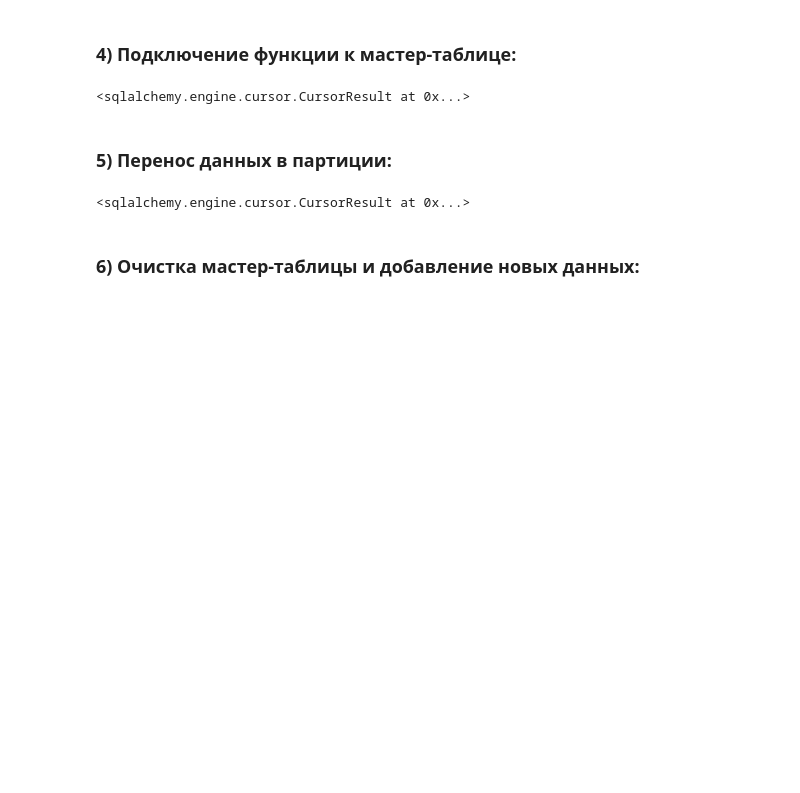
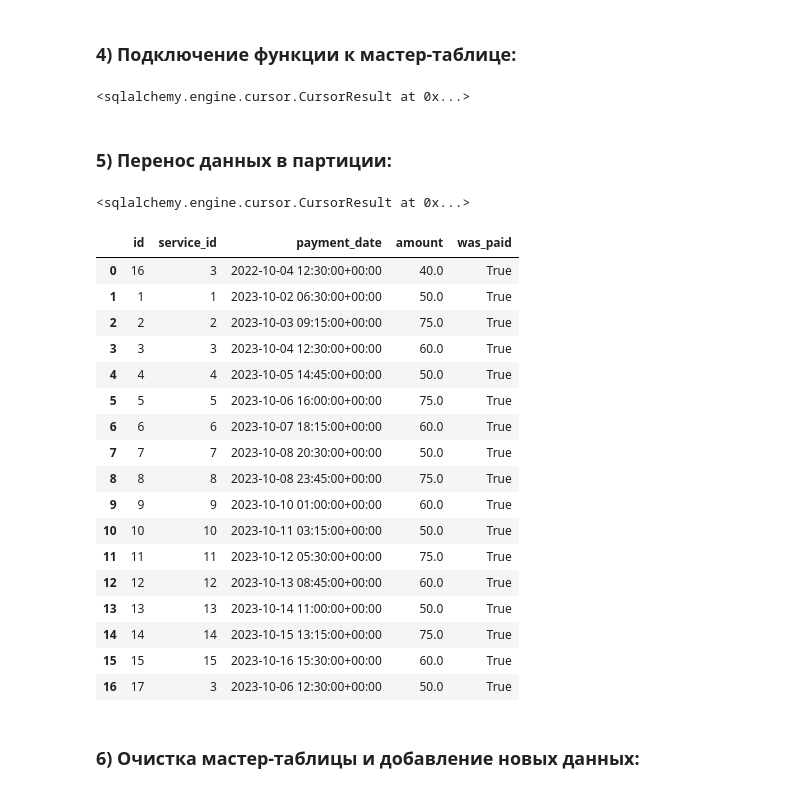
Before and after one commit to vaskers5/queue_bot, a Jupyter notebook: lab2-3.ipynb, the cells around one changed output. Drawn from its saved outputs; the diff is of its cells as text; code cells hidden in the pictures; blank space fills up the shorter version.

```diff
--- a/lab2-3.ipynb
+++ b/lab2-3.ipynb
@@ -895,24 +891,55 @@ execute(q)
 <sqlalchemy.engine.cursor.CursorResult at 0x...>
 # %% [markdown]
 ### 5) Перенос данных в партиции:
-# %%
-q = """
--- Перенос данных в партиции
-INSERT INTO profi.payment_2022
-SELECT * FROM profi.payment WHERE payment_date >= DATE '2022-01-01' AND payment_date < DATE '2023-01-01';
-
-INSERT INTO profi.payment_2023
-SELECT * FROM profi.payment WHERE payment_date >= DATE '2023-01-01' AND payment_date < DATE '2024-01-01';
-
-INSERT INTO profi.payment_2024
-SELECT * FROM profi.payment WHERE payment_date >= DATE '2024-01-01' AND payment_date < DATE '2025-01-01';
-
--- Удаление перенесенных данных из основной таблицы
-DELETE FROM profi.payment WHERE payment_date >= DATE '2022-01-01' AND payment_date < DATE '2025-01-01';
-
-"""
-execute(q)
-# %% [output]
-<sqlalchemy.engine.cursor.CursorResult at 0x...>
+# %%
+q = """
+-- Перенос данных в партиции
+WITH x AS (
+    DELETE FROM ONLY profi.payment
+        WHERE payment_date >= '2022-01-01'::DATE and payment_date < '2023-01-01'::DATE RETURNING *)
+INSERT INTO profi.payment_2022
+    SELECT * FROM x;
+
+WITH x AS (
+    DELETE FROM ONLY profi.payment
+        WHERE payment_date >= '2023-01-01'::DATE and payment_date < '2024-01-01'::DATE RETURNING *)
+INSERT INTO profi.payment_2023
+    SELECT * FROM x;
+
+WITH x AS (
+    DELETE FROM ONLY profi.payment
+        WHERE payment_date >= '2024-01-01'::DATE and payment_date < '2025-01-01'::DATE RETURNING *)
+INSERT INTO profi.payment_2024
+    SELECT * FROM x;
+"""
+
+execute(q)
+# %% [output]
+<sqlalchemy.engine.cursor.CursorResult at 0x...>
+# %%
+# Assuming you want to query the newly created table
+with engine.connect() as con:
+    q = "SELECT * FROM profi.payment"
+    res = pd.read_sql_query(q, con)
+res
+# %% [output]
+|  | id | service_id | payment_date | amount | was_paid |
+| 0 | 16 | 3 | 2022-10-04 12:30:00+00:00 | 40.0 | True |
+| 1 | 1 | 1 | 2023-10-02 06:30:00+00:00 | 50.0 | True |
+| 2 | 2 | 2 | 2023-10-03 09:15:00+00:00 | 75.0 | True |
+| 3 | 3 | 3 | 2023-10-04 12:30:00+00:00 | 60.0 | True |
+| 4 | 4 | 4 | 2023-10-05 14:45:00+00:00 | 50.0 | True |
+| 5 | 5 | 5 | 2023-10-06 16:00:00+00:00 | 75.0 | True |
+| 6 | 6 | 6 | 2023-10-07 18:15:00+00:00 | 60.0 | True |
+| 7 | 7 | 7 | 2023-10-08 20:30:00+00:00 | 50.0 | True |
+| 8 | 8 | 8 | 2023-10-08 23:45:00+00:00 | 75.0 | True |
+| 9 | 9 | 9 | 2023-10-10 01:00:00+00:00 | 60.0 | True |
+| 10 | 10 | 10 | 2023-10-11 03:15:00+00:00 | 50.0 | True |
+| 11 | 11 | 11 | 2023-10-12 05:30:00+00:00 | 75.0 | True |
+| 12 | 12 | 12 | 2023-10-13 08:45:00+00:00 | 60.0 | True |
+| 13 | 13 | 13 | 2023-10-14 11:00:00+00:00 | 50.0 | True |
+| 14 | 14 | 14 | 2023-10-15 13:15:00+00:00 | 75.0 | True |
+| 15 | 15 | 15 | 2023-10-16 15:30:00+00:00 | 60.0 | True |
+| 16 | 17 | 3 | 2023-10-06 12:30:00+00:00 | 50.0 | True |
 # %% [markdown]
 ### 6) Очистка мастер-таблицы и добавление новых данных:
```
Also changed, not shown: parts of 26 cells of this notebook, 6 other files.
